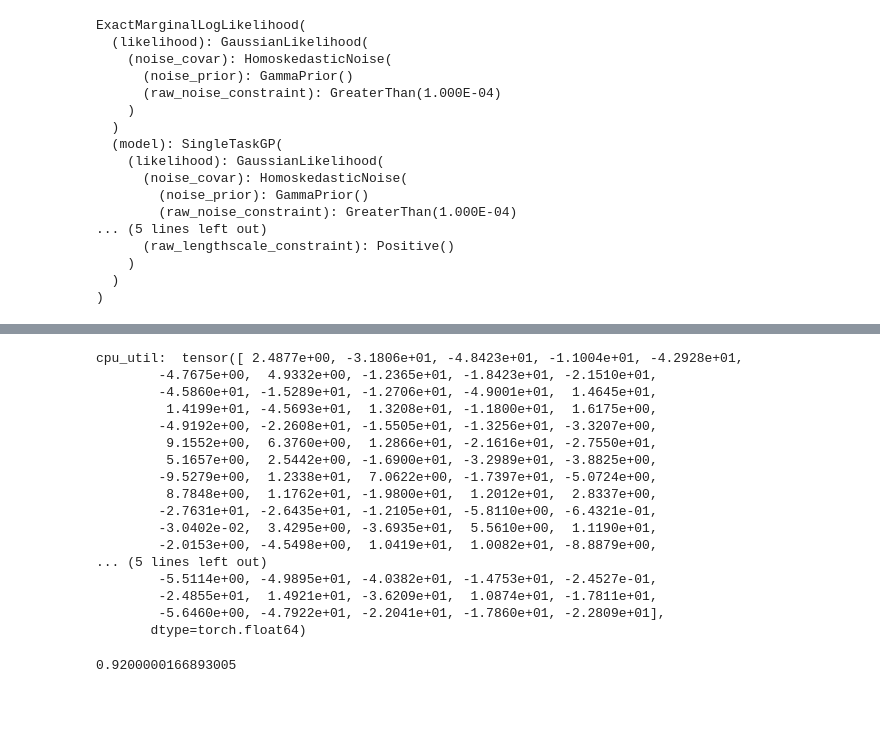
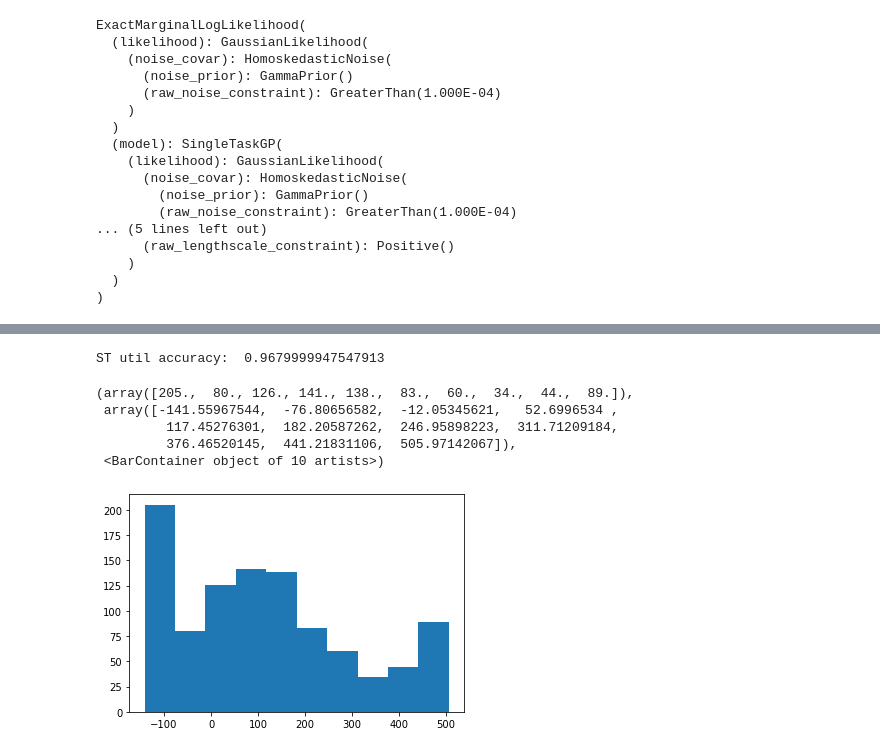
Before and after one commit to zyyjjj/low_rank_BOPE, a Jupyter notebook: notebooks/[Demo]_synthetic_2D_simulation_with_PCAGP.ipynb, the cells around one changed output, grey strips where cells are left out. Drawn from its saved outputs; the diff is of its cells as text; code cells hidden in the pictures; blank space fills up the shorter version.

Commit message:
run synthetic util-fitting experiment, modified hyperpriors

```diff
--- a/notebooks/[Demo]_synthetic_2D_simulation_with_PCAGP.ipynb
+++ b/notebooks/[Demo]_synthetic_2D_simulation_with_PCAGP.ipynb
@@ -370,7 +371,7 @@ config = {
     "num_initial_samples": 20,
     "num_sample_points": 30,
     "jitter": 0.00001,  # noqa
-    "ground_truth_principal_axes": torch.Tensor([1]*10),
+    "ground_truth_principal_axes": torch.Tensor([1]*100),
     "PC_lengthscales": [0.1],
     "PC_scaling_factors": [2],
     "variance_explained_threshold": 0.99,
@@ -378,11 +379,8 @@ config = {
 
 torch.manual_seed(1234)
 
-full_axes = generate_principal_axes(
-    output_dim=config["outcome_dim"], num_axes=config["outcome_dim"], **tkwargs
-)
+ground_truth_principal_axes = config['ground_truth_principal_axes'].unsqueeze(0)
 
-ground_truth_principal_axes = full_axes[: config["latent_dim"]]
 initial_X = torch.randn((config["num_initial_samples"], config["input_dim"]), **tkwargs)
 
 obj_indices = list(range(config["outcome_dim"]))
@@ -434,6 +432,6 @@ torch.manual_seed(123)
 beta = torch.tensor([1]*config["outcome_dim"], **tkwargs)
 util_func = LinearUtil(beta=beta)
 
-train_X, train_Y, util_vals, comps = gen_initial_real_data(n=500, problem=problem, util_func=util_func)
+train_X, train_Y, util_vals, comps = gen_initial_real_data(n=1000, problem=problem, util_func=util_func)
 
-train_Y = train_Y - torch.mean(train_Y, dim = 0)
+# train_Y = train_Y - torch.mean(train_Y, dim = 0)
@@ -571,6 +551,7 @@ pca_util_model = fit_pref_model(
 st_util_model = fit_pref_model(
     train_Y,
     comps,
-    input_transform=Normalize(config["outcome_dim"])
+    # input_transform=Normalize(config["outcome_dim"]),
+    covar_module = make_modified_kernel(ard_num_dims = 100)
 )
 # %%
@@ -601,27 +570,22 @@ cpu_util:  tensor([-42.9160, -20.5004, -47.1178, -13.0499,  -8.9206, -22.5859,
 # %%
-check_util_model_fit(
+torch.manual_seed(0)
+test_util_vals_st, pred_util_vals_st, util_acc_st = check_util_model_fit(
     pref_model = st_util_model,
     problem=problem,
     util_func=util_func,
-    n_test=100,
-    batch_eval=True
+    n_test=1000,
+    batch_eval=True,
+    return_util_vals = True
 )
+print('ST util accuracy: ', util_acc_st)
 # %% [output]
-cpu_util:  tensor([ 2.4877e+00, -3.1806e+01, -4.8423e+01, -1.1004e+01, -4.2928e+01,
-        -4.7675e+00,  4.9332e+00, -1.2365e+01, -1.8423e+01, -2.1510e+01,
-        -4.5860e+01, -1.5289e+01, -1.2706e+01, -4.9001e+01,  1.4645e+01,
-         1.4199e+01, -4.5693e+01,  1.3208e+01, -1.1800e+01,  1.6175e+00,
-        -4.9192e+00, -2.2608e+01, -1.5505e+01, -1.3256e+01, -3.3207e+00,
-         9.1552e+00,  6.3760e+00,  1.2866e+01, -2.1616e+01, -2.7550e+01,
-         5.1657e+00,  2.5442e+00, -1.6900e+01, -3.2989e+01, -3.8825e+00,
-        -9.5279e+00,  1.2338e+01,  7.0622e+00, -1.7397e+01, -5.0724e+00,
-         8.7848e+00,  1.1762e+01, -1.9800e+01,  1.2012e+01,  2.8337e+00,
-        -2.7631e+01, -2.6435e+01, -1.2105e+01, -5.8110e+00, -6.4321e-01,
-        -3.0402e-02,  3.4295e+00, -3.6935e+01,  5.5610e+00,  1.1190e+01,
-        -2.0153e+00, -4.5498e+00,  1.0419e+01,  1.0082e+01, -8.8879e+00,
-... (5 lines left out)
-        -5.5114e+00, -4.9895e+01, -4.0382e+01, -1.4753e+01, -2.4527e-01,
-        -2.4855e+01,  1.4921e+01, -3.6209e+01,  1.0874e+01, -1.7811e+01,
-        -5.6460e+00, -4.7922e+01, -2.2041e+01, -1.7860e+01, -2.2809e+01],
-       dtype=torch.float64)
+ST util accuracy:  0.9679999947547913
-0.9200000166893005
+# %%
+plt.hist(test_util_vals_st.detach().numpy())
+# %% [output]
+(array([205.,  80., 126., 141., 138.,  83.,  60.,  34.,  44.,  89.]),
+ array([-141.55967544,  -76.80656582,  -12.05345621,   52.6996534 ,
+         117.45276301,  182.20587262,  246.95898223,  311.71209184,
+         376.46520145,  441.21831106,  505.97142067]),
+ <BarContainer object of 10 artists>)
+[figure, added]
```
Also changed, not shown: parts of 20 cells of this notebook.
